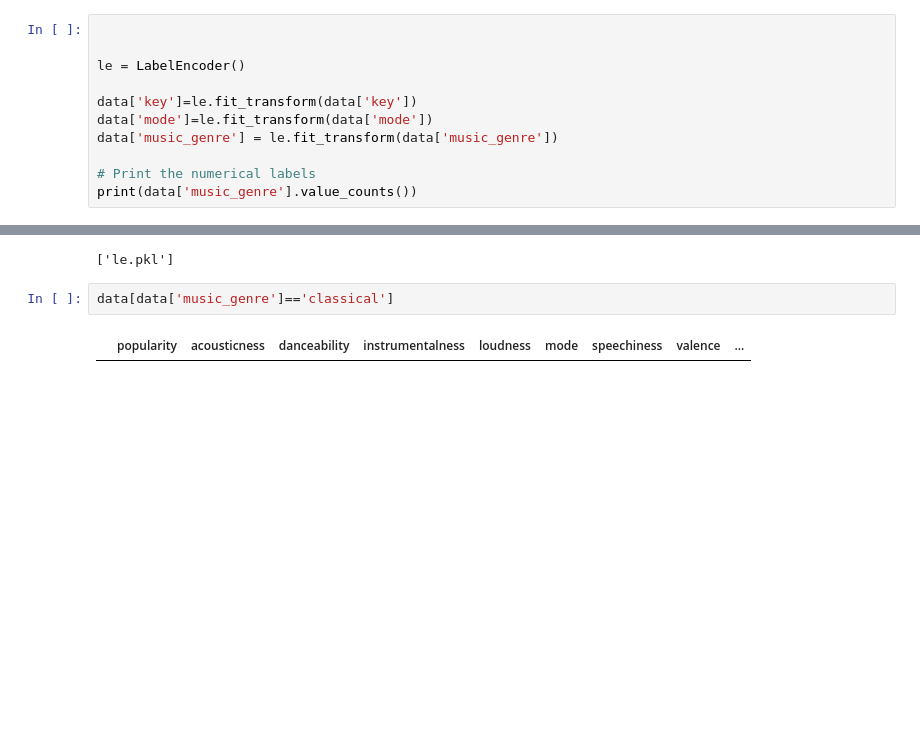
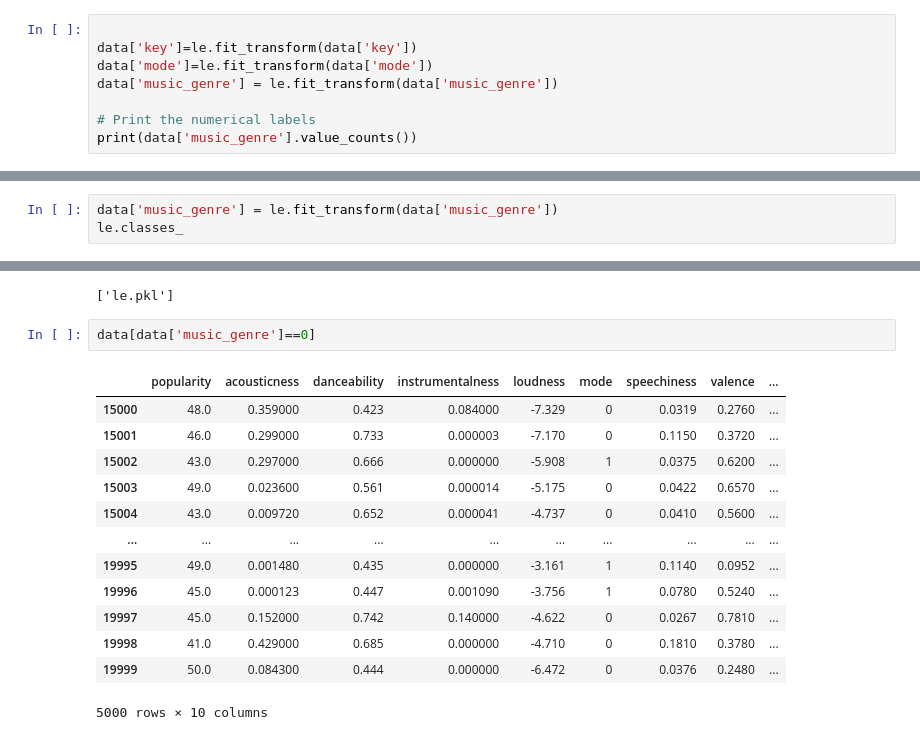
Before and after one commit to tofa19/DMML-Project, a Jupyter notebook: classify_music_genre.ipynb, the cells around one changed output, grey strips where cells are left out. Cells and saved outputs as stored; diff of their text form; blank space fills up the shorter version.

```diff
--- a/classify_music_genre.ipynb
+++ b/classify_music_genre.ipynb
@@ -136,9 +137,6 @@ data['obtained_date']=le.fit_transform(data['obtained_date'])
 data['artist_code'] = le.fit_transform(data['artist_name'])
 data['music_genre'] = le.fit_transform(data['music_genre'])
 # %%
-
-
-le = LabelEncoder()
 
 data['key']=le.fit_transform(data['key'])
 data['mode']=le.fit_transform(data['mode'])
@@ -276,0 +293,3 @@ None
+# %%
+data['music_genre'] = le.fit_transform(data['music_genre'])
+le.classes_
@@ -306,6 +327,18 @@ joblib.dump(le,'le.pkl')
 # %% [output]
 ['le.pkl']
 # %%
-data[data['music_genre']=='classical']
+data[data['music_genre']==0]
 # %% [output]
 |  | popularity | acousticness | danceability | instrumentalness | loudness | mode | speechiness | valence | ... |
+| 15000 | 48.0 | 0.359000 | 0.423 | 0.084000 | -7.329 | 0 | 0.0319 | 0.2760 | ... |
+| 15001 | 46.0 | 0.299000 | 0.733 | 0.000003 | -7.170 | 0 | 0.1150 | 0.3720 | ... |
+| 15002 | 43.0 | 0.297000 | 0.666 | 0.000000 | -5.908 | 1 | 0.0375 | 0.6200 | ... |
+| 15003 | 49.0 | 0.023600 | 0.561 | 0.000014 | -5.175 | 0 | 0.0422 | 0.6570 | ... |
+| 15004 | 43.0 | 0.009720 | 0.652 | 0.000041 | -4.737 | 0 | 0.0410 | 0.5600 | ... |
+| ... | ... | ... | ... | ... | ... | ... | ... | ... | ... |
+| 19995 | 49.0 | 0.001480 | 0.435 | 0.000000 | -3.161 | 1 | 0.1140 | 0.0952 | ... |
+| 19996 | 45.0 | 0.000123 | 0.447 | 0.001090 | -3.756 | 1 | 0.0780 | 0.5240 | ... |
+| 19997 | 45.0 | 0.152000 | 0.742 | 0.140000 | -4.622 | 0 | 0.0267 | 0.7810 | ... |
+| 19998 | 41.0 | 0.429000 | 0.685 | 0.000000 | -4.710 | 0 | 0.1810 | 0.3780 | ... |
+| 19999 | 50.0 | 0.084300 | 0.444 | 0.000000 | -6.472 | 0 | 0.0376 | 0.2480 | ... |
+5000 rows × 10 columns
```
Also changed, not shown: parts of 6 cells of this notebook.
